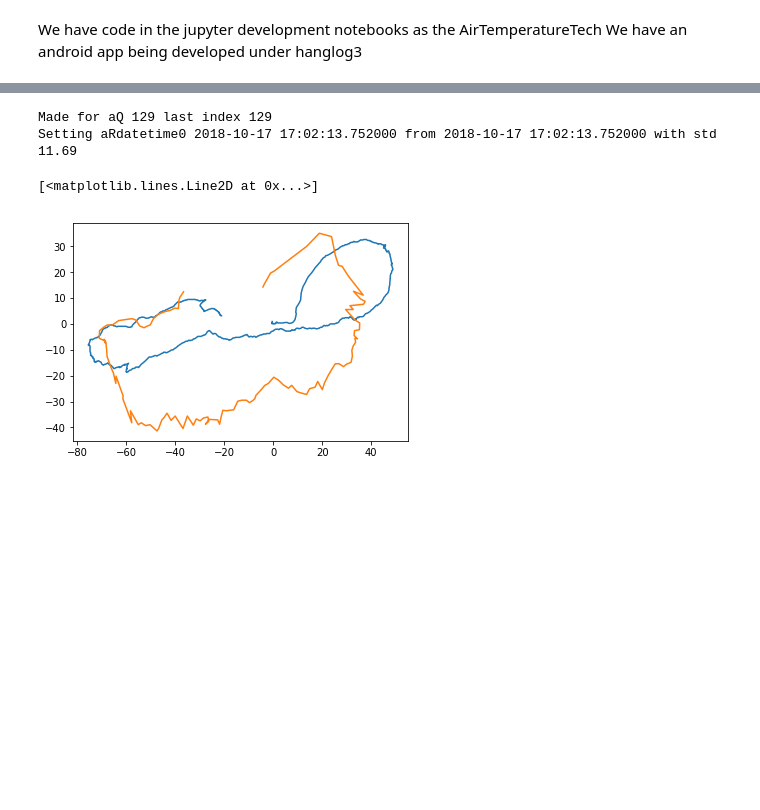
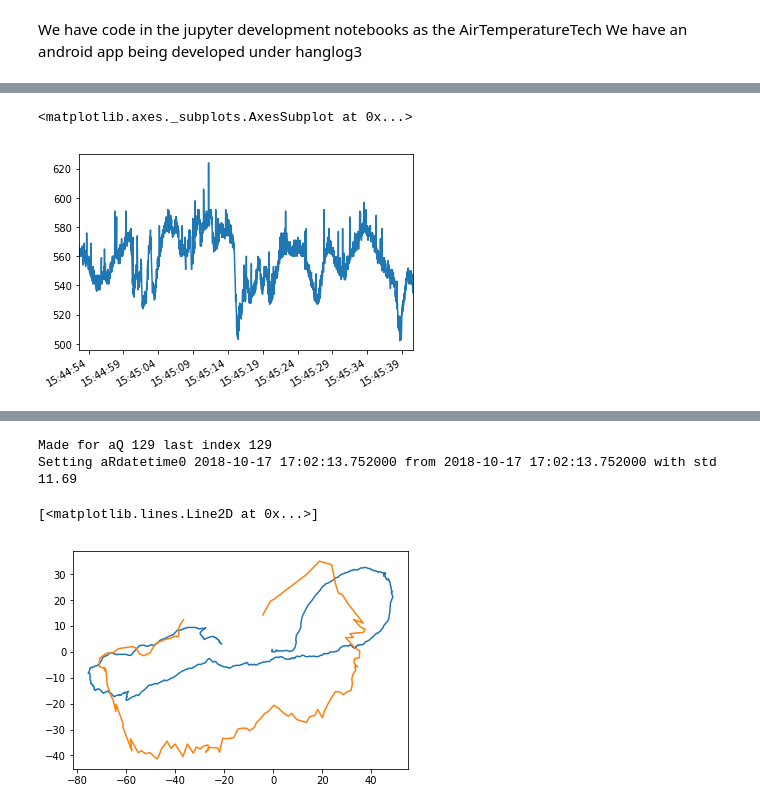
Before and after one commit to Future-Hangglider/hacktrack, a Jupyter notebook: phone_hanglog_analysis.ipynb, the cells around one changed output, grey strips where cells are left out. Saved outputs shown, nothing was run; the diff lists cells and outputs as text; code cells hidden in the pictures; blank space fills up the shorter version.

Commit message:
Allow for hangspot to be plotted as well, and have a timeseries speciality

```diff
--- a/phone_hanglog_analysis.ipynb
+++ b/phone_hanglog_analysis.ipynb
@@ -23,0 +26,8 @@ timeflightindexerror
+# %%
+fname = "/home/julian/repositories/Future-Hangglider/hangspotdetection/aviansimulator/hdata-2018-10-18_16-10-39.323.log"
+fd = loaders.FlyDat(fname)
+yspot = pandas.read_csv("/home/julian/repositories/Future-Hangglider/hangspotdetection/aviansimulator/GOPR3497conv.csv")
+fy = yspot.set_index(fd.t0 + pandas.Timedelta(seconds=1)*(yspot.n/30 - 5))
+fy.index.name = None
+#del k.n
+fy = fy.drop("n", axis=1)
@@ -23,0 +47,5 @@ timeflightindexerror
+# %%
+fd.pN.sN.plot()
+# %% [output]
+<matplotlib.axes._subplots.AxesSubplot at 0x...>
+[figure, added]
```
Also changed, not shown: parts of 30 cells of this notebook, 3 other files.
